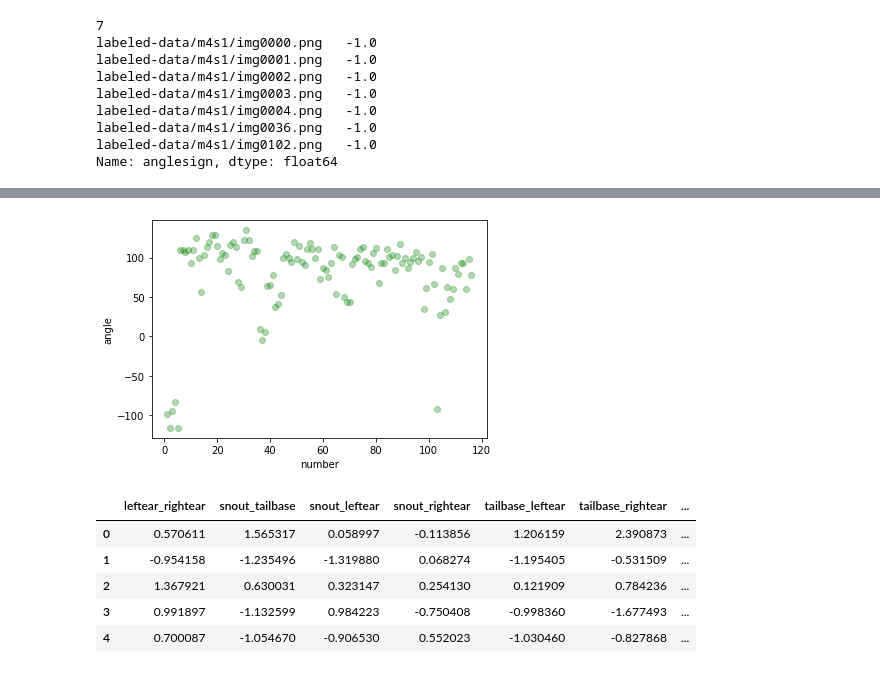
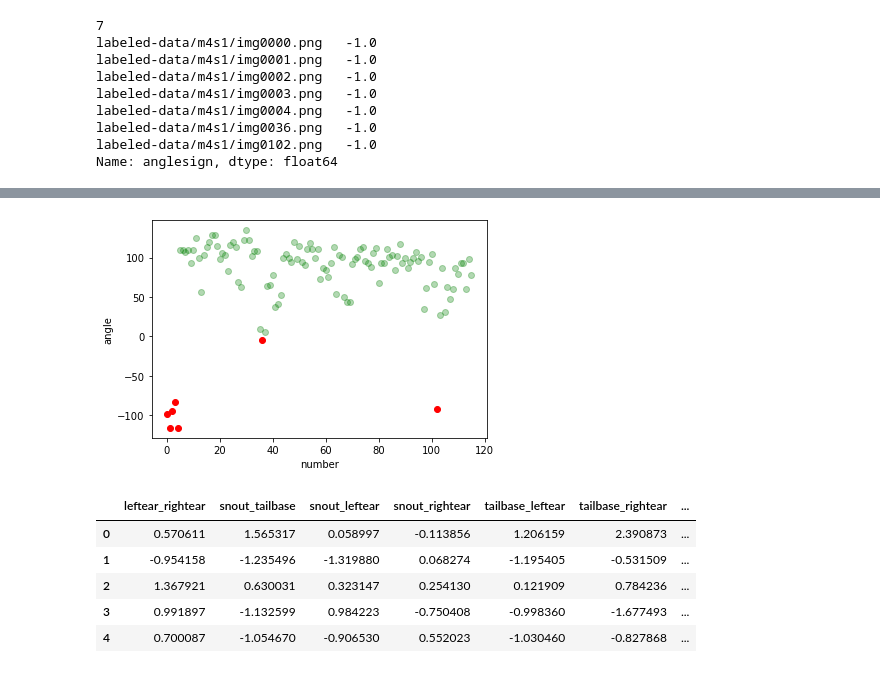
Before and after one commit to AnnaPaulish/Unsupervised_detection_methods, a Jupyter notebook: clustering_mice_08.ipynb, the cells around one changed output, grey strips where cells are left out. Drawn from its saved outputs; the diff is of its cells as text; code cells hidden in the pictures.

```diff
--- a/clustering_mice_08.ipynb
+++ b/clustering_mice_08.ipynb
@@ -183,11 +190,13 @@ features_swapears.head()
 # %%
-names = list(range(1, features_swapears.shape[0]+1))
-plt.scatter(names, features_swapears['angle'], alpha=.3, color='green')
+names_data = np.where((features_swapears['anglesign'] > 0))
+names_outliers = np.where((features_swapears['anglesign'] < 0))
+plt.scatter(names_data, features_swapears.loc[(features_swapears['anglesign'] > 0),'angle'], alpha=.3, color='green')
+plt.scatter(names_outliers, features_swapears.loc[(features_swapears['anglesign'] < 0),'angle'], color='red')
 plt.xlabel('number')
 plt.ylabel('angle')
 plt.show()
 # %% [output]
-[figure, old version]
+[figure, new version]
 # %%
 from sklearn.preprocessing import StandardScaler
 
```
Also changed, not shown: parts of 6 cells of this notebook.
